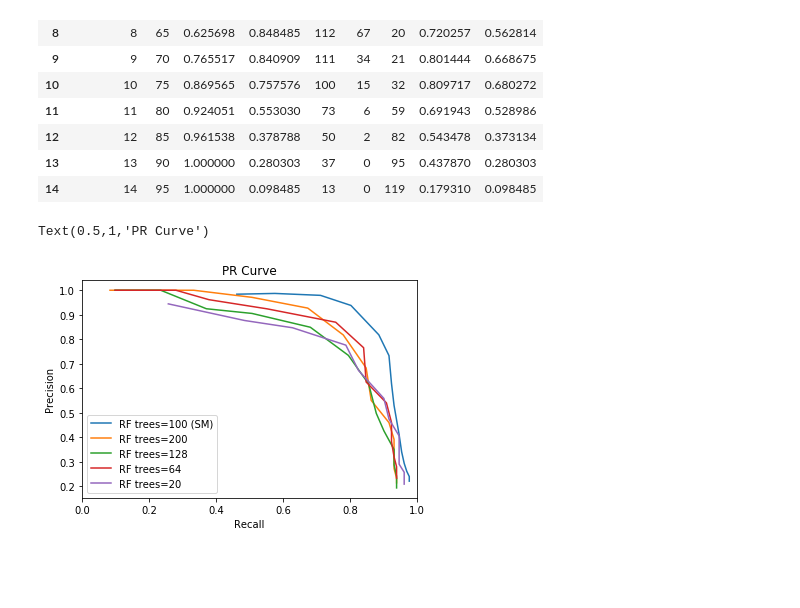
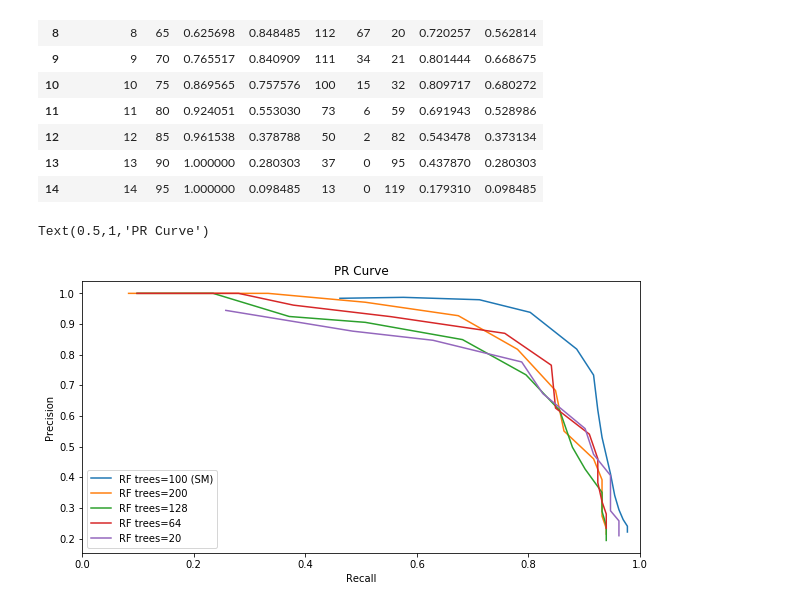
Before and after one commit to d-misra/object-detection, a Jupyter notebook: PR Curve.ipynb, the cells around one changed output. Saved outputs shown, nothing was run; the diff lists cells and outputs as text; code cells hidden in the pictures; blank space fills up the shorter version.

```diff
--- a/PR Curve.ipynb
+++ b/PR Curve.ipynb
@@ -251,27 +270,29 @@ dfCurve_1000_small_hog = pd.read_csv('curve_1000_small_hog.csv')
 dfCurve_100_small_hog = pd.read_csv('curve_100_small_hog.csv')
 # %%
 ax = plt.gca()
+
+ax.figure.set_size_inches(10,5)
 
 dfCurve_100_small_hog.plot(x='Recall', y='Precision', ax=ax)
 dfCurve_200_nms2.plot(x='Recall', y='Precision', ax=ax)
 # dfCurve_200_nms.plot(x='Recall', y='Precision', ax=ax)
 dfCurve_128.plot(x='Recall', y='Precision', ax=ax)
 dfCurve_64.plot(x='Recall', y='Precision', ax=ax)
 dfCurve_20.plot(x='Recall', y='Precision', ax=ax)
 
 ax.legend([
 #     'RF trees=200 nms=0 (w/ Conf.)',
 #     'RF trees=200',
     'RF trees=100 (SM)',
     'RF trees=200',
     'RF trees=128',
     'RF trees=64',
     'RF trees=20',
 ])
 
 ax.set_xlim(0,1)
 ax.set_ylabel('Precision')
 ax.set_title('PR Curve')
 # %% [output]
 Text(0.5,1,'PR Curve')
-[figure, old version]
+[figure, new version]
```
Also changed, not shown: parts of 1 cell of this notebook.
